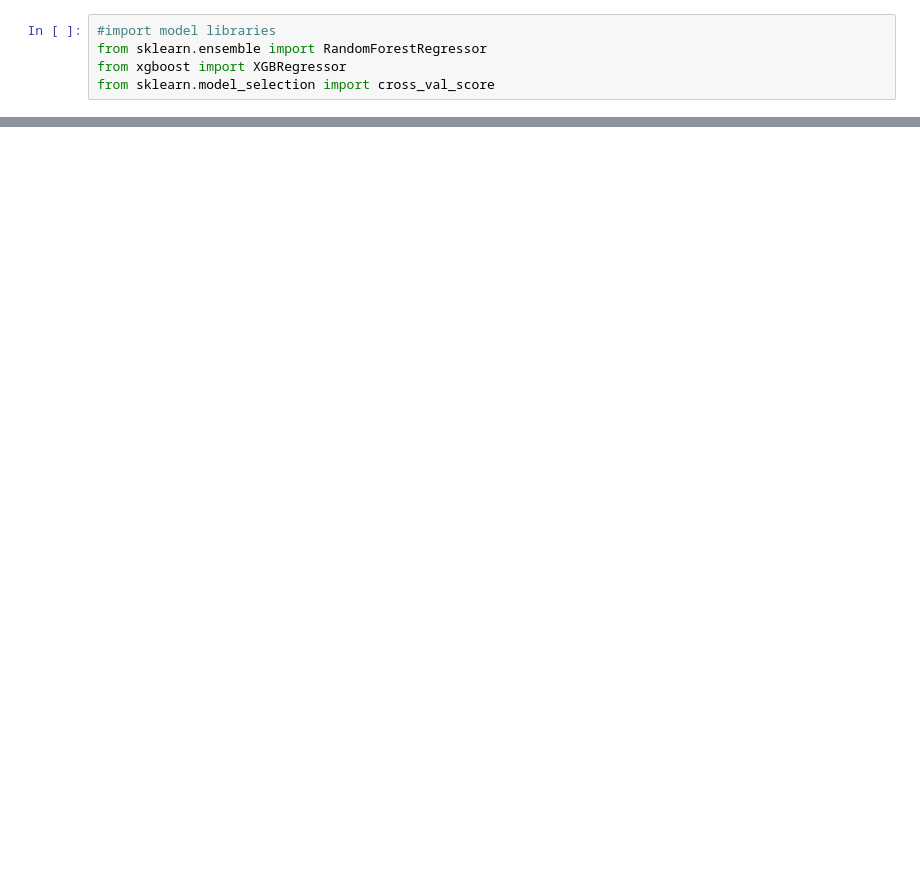
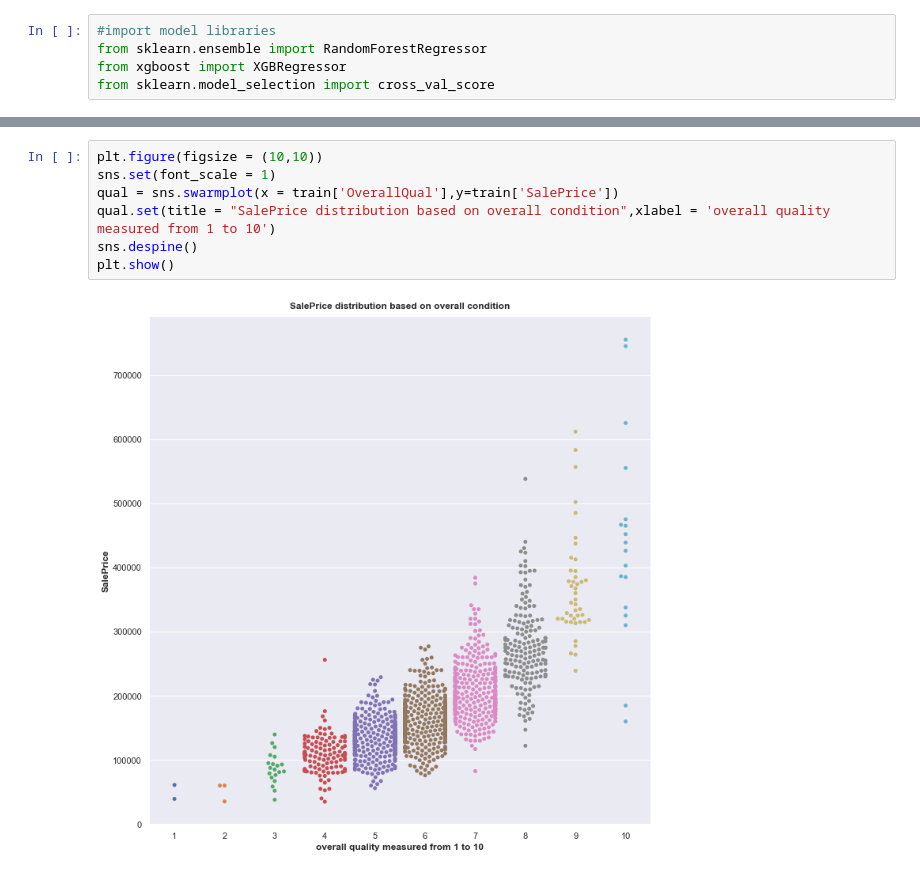
Before and after one commit to gitMiodek/House-prices-KAGGLE, a Jupyter notebook: House-prices-project.ipynb, the cells around one changed output, grey strips where cells are left out. Cells and saved outputs as stored; diff of their text form; blank space fills up the shorter version.

```diff
--- a/House-prices-project.ipynb
+++ b/House-prices-project.ipynb
@@ -49,0 +133,9 @@ from sklearn.model_selection import cross_val_score
+# %%
+plt.figure(figsize = (10,10))
+sns.set(font_scale = 1)
+qual = sns.swarmplot(x = train['OverallQual'],y=train['SalePrice'])
+qual.set(title = "SalePrice distribution based on overall condition",xlabel = 'overall quality measured from 1 to 10')
+sns.despine()
+plt.show()
+# %% [output]
+[figure, added]
```
Also changed, not shown: parts of 25 cells of this notebook.
